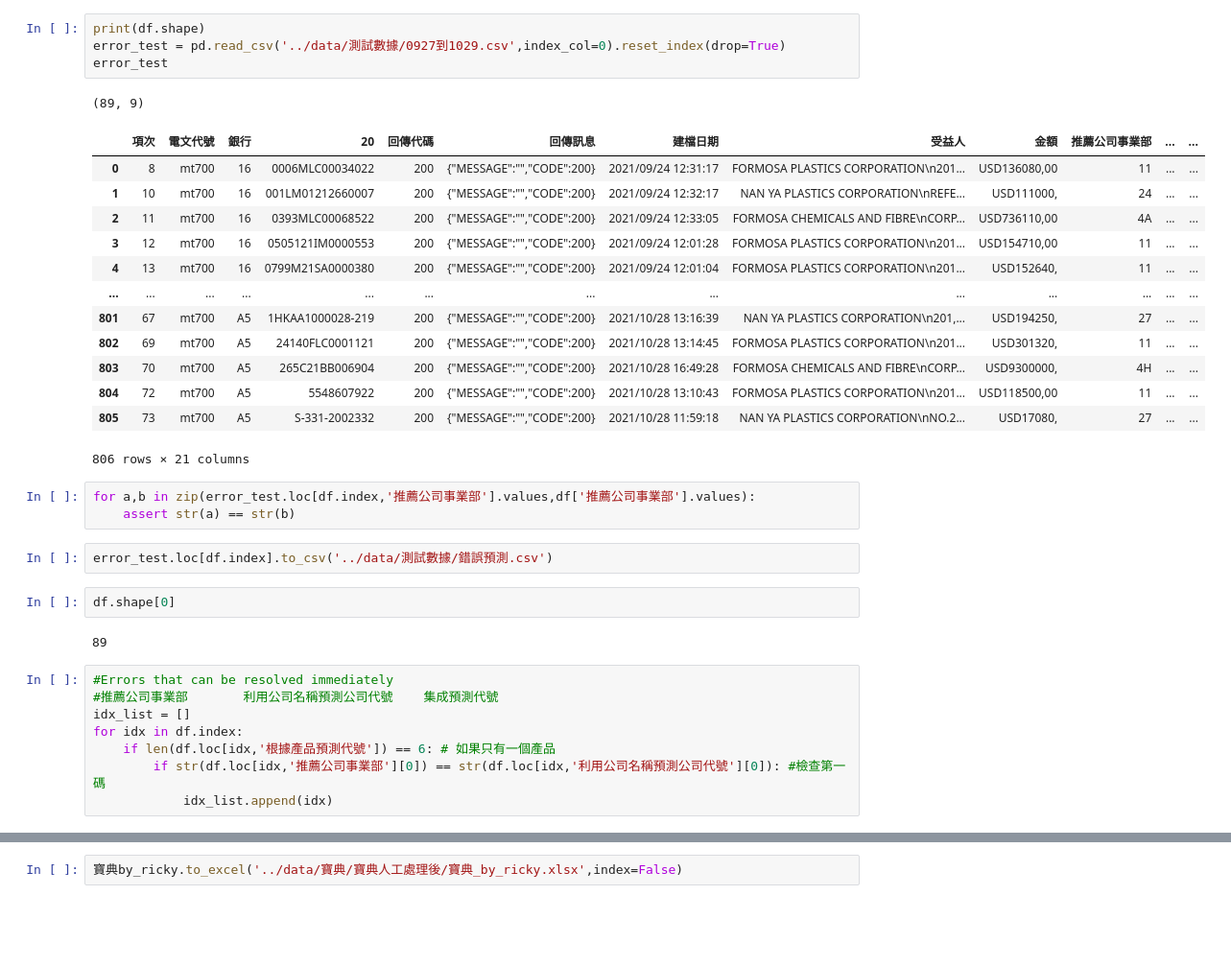
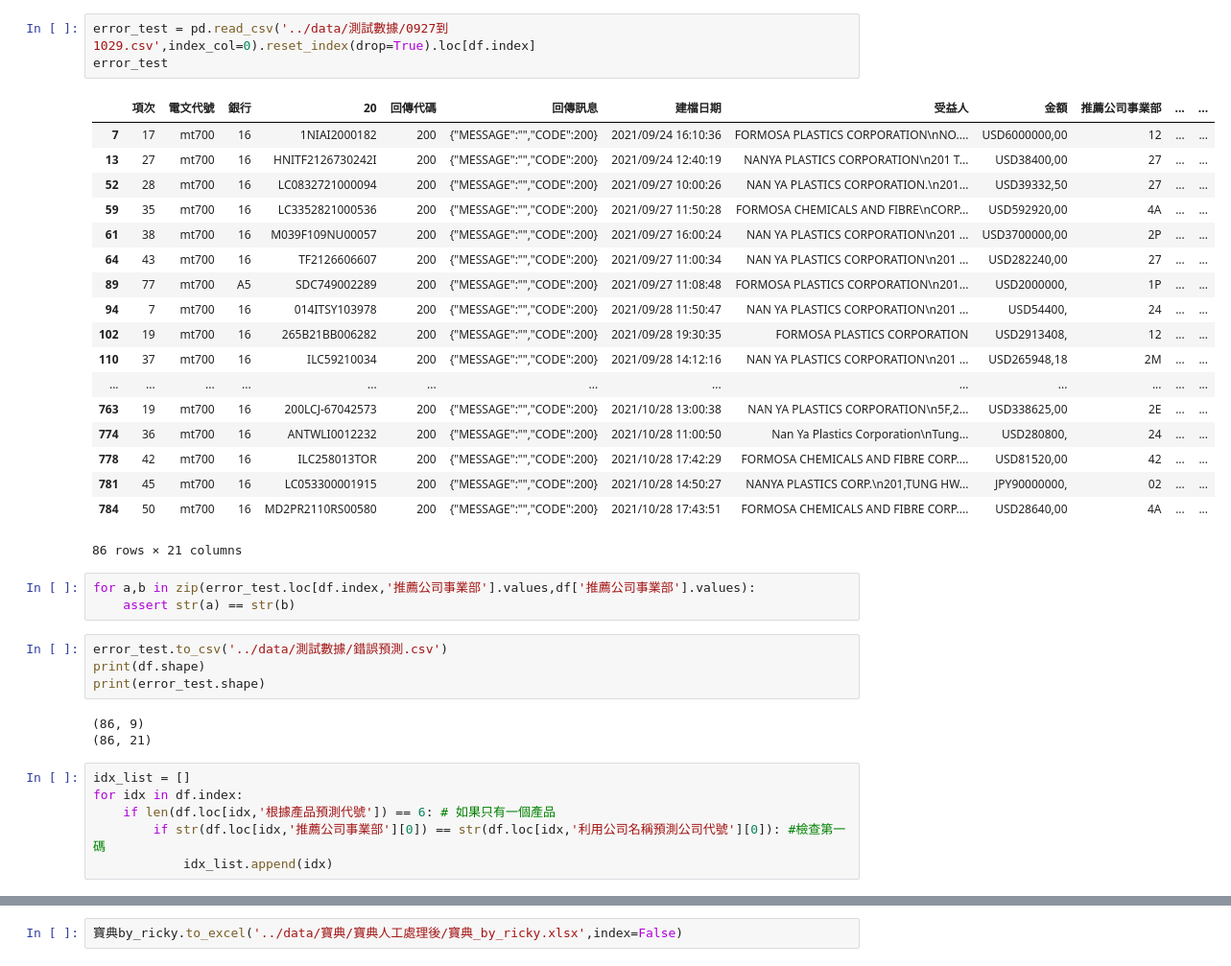
Before and after one commit to skywalker0803r/Letter-of-Credit-Intelligent-Auxiliary-Semantic-Analysis-System, a Jupyter notebook: notebook/測試結果debug.ipynb, the cells around one changed output, grey strips where cells are left out. Shown at 96% size. Saved outputs shown, nothing was run; the diff lists cells and outputs as text; blank space fills up the shorter version.

```diff
--- a/notebook/測試結果debug.ipynb
+++ b/notebook/測試結果debug.ipynb
@@ -36,34 +34,36 @@ df
 # %%
-print(df.shape)
-error_test = pd.read_csv('../data/測試數據/0927到1029.csv',index_col=0).reset_index(drop=True)
+error_test = pd.read_csv('../data/測試數據/0927到1029.csv',index_col=0).reset_index(drop=True).loc[df.index]
 error_test
 # %% [output]
+|  | 項次 | 電文代號 | 銀行 | 20 | 回傳代碼 | 回傳訊息 | 建檔日期 | 受益人 | 金額 | 推薦公司事業部 | ... | ... |
+| 7 | 17 | mt700 | 16 | 1NIAI2000182 | 200 | {"MESSAGE":"","CODE":200} | 2021/09/24 16:10:36 | FORMOSA PLASTICS CORPORATION\nNO.... | USD6000000,00 | 12 | ... | ... |
+| 13 | 27 | mt700 | 16 | HNITF2126730242I | 200 | {"MESSAGE":"","CODE":200} | 2021/09/24 12:40:19 | NANYA PLASTICS CORPORATION\n201 T... | USD38400,00 | 27 | ... | ... |
+| 52 | 28 | mt700 | 16 | LC0832721000094 | 200 | {"MESSAGE":"","CODE":200} | 2021/09/27 10:00:26 | NAN YA PLASTICS CORPORATION.\n201... | USD39332,50 | 27 | ... | ... |
+| 59 | 35 | mt700 | 16 | LC3352821000536 | 200 | {"MESSAGE":"","CODE":200} | 2021/09/27 11:50:28 | FORMOSA CHEMICALS AND FIBRE\nCORP... | USD592920,00 | 4A | ... | ... |
+| 61 | 38 | mt700 | 16 | M039F109NU00057 | 200 | {"MESSAGE":"","CODE":200} | 2021/09/27 16:00:24 | NAN YA PLASTICS CORPORATION\n201 ... | USD3700000,00 | 2P | ... | ... |
+| 64 | 43 | mt700 | 16 | TF2126606607 | 200 | {"MESSAGE":"","CODE":200} | 2021/09/27 11:00:34 | NAN YA PLASTICS CORPORATION\n201 ... | USD282240,00 | 27 | ... | ... |
+| 89 | 77 | mt700 | A5 | SDC749002289 | 200 | {"MESSAGE":"","CODE":200} | 2021/09/27 11:08:48 | FORMOSA PLASTICS CORPORATION\n201... | USD2000000, | 1P | ... | ... |
+| 94 | 7 | mt700 | 16 | 014ITSY103978 | 200 | {"MESSAGE":"","CODE":200} | 2021/09/28 11:50:47 | NAN YA PLASTICS CORPORATION\n201 ... | USD54400, | 24 | ... | ... |
+| 102 | 19 | mt700 | 16 | 265B21BB006282 | 200 | {"MESSAGE":"","CODE":200} | 2021/09/28 19:30:35 | FORMOSA PLASTICS CORPORATION | USD2913408, | 12 | ... | ... |
+| 110 | 37 | mt700 | 16 | ILC59210034 | 200 | {"MESSAGE":"","CODE":200} | 2021/09/28 14:12:16 | NAN YA PLASTICS CORPORATION\n201 ... | USD265948,18 | 2M | ... | ... |
+| ... | ... | ... | ... | ... | ... | ... | ... | ... | ... | ... | ... | ... |
+| 763 | 19 | mt700 | 16 | 200LCJ-67042573 | 200 | {"MESSAGE":"","CODE":200} | 2021/10/28 13:00:38 | NAN YA PLASTICS CORPORATION\n5F,2... | USD338625,00 | 2E | ... | ... |
+| 774 | 36 | mt700 | 16 | ANTWLI0012232 | 200 | {"MESSAGE":"","CODE":200} | 2021/10/28 11:00:50 | Nan Ya Plastics Corporation\nTung... | USD280800, | 24 | ... | ... |
+| 778 | 42 | mt700 | 16 | ILC258013TOR | 200 | {"MESSAGE":"","CODE":200} | 2021/10/28 17:42:29 | FORMOSA CHEMICALS AND FIBRE CORP.... | USD81520,00 | 42 | ... | ... |
+| 781 | 45 | mt700 | 16 | LC053300001915 | 200 | {"MESSAGE":"","CODE":200} | 2021/10/28 14:50:27 | NANYA PLASTICS CORP.\n201,TUNG HW... | JPY90000000, | 02 | ... | ... |
+| 784 | 50 | mt700 | 16 | MD2PR2110RS00580 | 200 | {"MESSAGE":"","CODE":200} | 2021/10/28 17:43:51 | FORMOSA CHEMICALS AND FIBRE CORP.... | USD28640,00 | 4A | ... | ... |
-(89, 9)
+86 rows × 21 columns
-|  | 項次 | 電文代號 | 銀行 | 20 | 回傳代碼 | 回傳訊息 | 建檔日期 | 受益人 | 金額 | 推薦公司事業部 | ... | ... |
-| 0 | 8 | mt700 | 16 | 0006MLC00034022 | 200 | {"MESSAGE":"","CODE":200} | 2021/09/24 12:31:17 | FORMOSA PLASTICS CORPORATION\n201... | USD136080,00 | 11 | ... | ... |
-| 1 | 10 | mt700 | 16 | 001LM01212660007 | 200 | {"MESSAGE":"","CODE":200} | 2021/09/24 12:32:17 | NAN YA PLASTICS CORPORATION\nREFE... | USD111000, | 24 | ... | ... |
-| 2 | 11 | mt700 | 16 | 0393MLC00068522 | 200 | {"MESSAGE":"","CODE":200} | 2021/09/24 12:33:05 | FORMOSA CHEMICALS AND FIBRE\nCORP... | USD736110,00 | 4A | ... | ... |
-| 3 | 12 | mt700 | 16 | 0505121IM0000553 | 200 | {"MESSAGE":"","CODE":200} | 2021/09/24 12:01:28 | FORMOSA PLASTICS CORPORATION\n201... | USD154710,00 | 11 | ... | ... |
-| 4 | 13 | mt700 | 16 | 0799M21SA0000380 | 200 | {"MESSAGE":"","CODE":200} | 2021/09/24 12:01:04 | FORMOSA PLASTICS CORPORATION\n201... | USD152640, | 11 | ... | ... |
-| ... | ... | ... | ... | ... | ... | ... | ... | ... | ... | ... | ... | ... |
-| 801 | 67 | mt700 | A5 | 1HKAA1000028-219 | 200 | {"MESSAGE":"","CODE":200} | 2021/10/28 13:16:39 | NAN YA PLASTICS CORPORATION\n201,... | USD194250, | 27 | ... | ... |
-| 802 | 69 | mt700 | A5 | 24140FLC0001121 | 200 | {"MESSAGE":"","CODE":200} | 2021/10/28 13:14:45 | FORMOSA PLASTICS CORPORATION\n201... | USD301320, | 11 | ... | ... |
-| 803 | 70 | mt700 | A5 | 265C21BB006904 | 200 | {"MESSAGE":"","CODE":200} | 2021/10/28 16:49:28 | FORMOSA CHEMICALS AND FIBRE\nCORP... | USD9300000, | 4H | ... | ... |
-| 804 | 72 | mt700 | A5 | 5548607922 | 200 | {"MESSAGE":"","CODE":200} | 2021/10/28 13:10:43 | FORMOSA PLASTICS CORPORATION\n201... | USD118500,00 | 11 | ... | ... |
-| 805 | 73 | mt700 | A5 | S-331-2002332 | 200 | {"MESSAGE":"","CODE":200} | 2021/10/28 11:59:18 | NAN YA PLASTICS CORPORATION\nNO.2... | USD17080, | 27 | ... | ... |
-806 rows × 21 columns
 # %%
 for a,b in zip(error_test.loc[df.index,'推薦公司事業部'].values,df['推薦公司事業部'].values):
     assert str(a) == str(b)
 # %%
-error_test.loc[df.index].to_csv('../data/測試數據/錯誤預測.csv')
+error_test.to_csv('../data/測試數據/錯誤預測.csv')
+print(df.shape)
+print(error_test.shape)
+# %% [output]
+(86, 9)
+(86, 21)
-# %%
-df.shape[0]
-# %% [output]
-89
 # %%
-#Errors that can be resolved immediately
-#推薦公司事業部		利用公司名稱預測公司代號	集成預測代號
 idx_list = []
 for idx in df.index:
     if len(df.loc[idx,'根據產品預測代號']) == 6: # 如果只有一個產品
```
Also changed, not shown: parts of 6 cells of this notebook, 2 other files.
